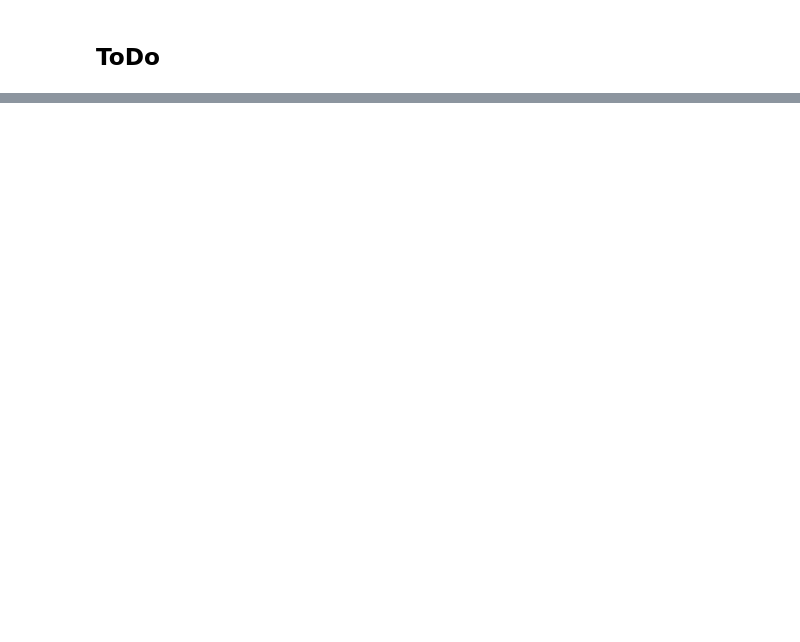
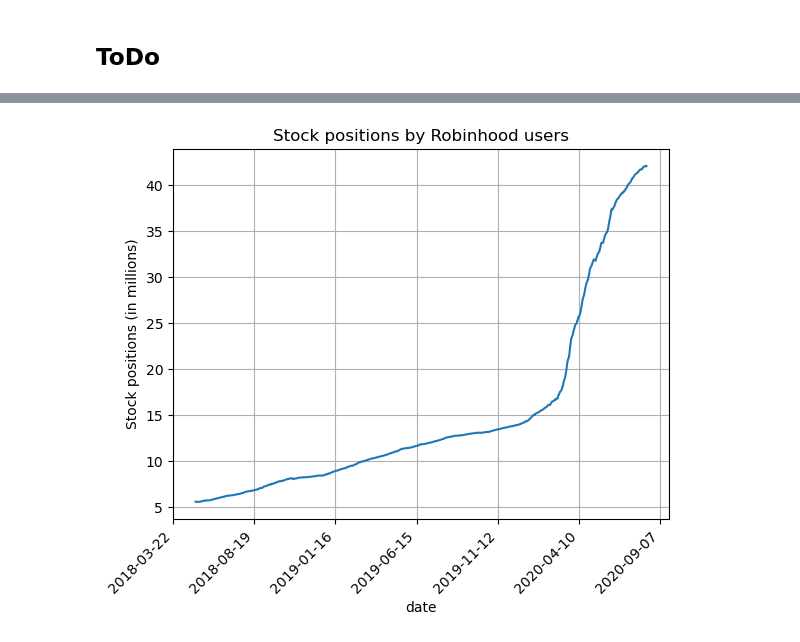
Before and after one commit to ceekoret/BMMTFI, a Jupyter notebook: thesis/data_source/robintrack/Robintrack.ipynb, the cells around one changed output, grey strips where cells are left out. Drawn from its saved outputs; the diff is of its cells as text; code cells hidden in the pictures; blank space fills up the shorter version.

```diff
--- a/thesis/data_source/robintrack/Robintrack.ipynb
+++ b/thesis/data_source/robintrack/Robintrack.ipynb
@@ -122,0 +173,22 @@ df
+# %%
+path = r'E:\Users\Christiaan\Large_Files\Thesis\robintrack\daily_data' # use your path
+
+# Create a list in which all file paths are collected
+all_files = glob.glob(os.path.join(path, "*.csv"))
+all_files = [item.replace('\\', '/') for item in all_files]
+
+# Create the dataframe in which all of these different files are added into one dataframe.
+df = pd.concat((pd.read_csv(f) for f in all_files), ignore_index=True)
+
+# Change the 'date' column into a datetime object
+df['date'] = pd.to_datetime(df['date'].astype(str), format='%Y-%m-%d')
+
+# Remove any potential unnamed collumns
+df = df.loc[:, ~df.columns.str.contains('^Unnamed')]
+
+# Saving the df
+save = False
+if save:
+    df.to_csv(r'E:\Users\Christiaan\Large_Files\Thesis\robintrack\all_stocks_daily.csv', encoding='utf-8')
+
+df
@@ -122,0 +211,3 @@ df
+# %%
+# Create the data in which the total amount of user holdings are calculated.
+total_users = df[['date', 'users_holding']].groupby('date', as_index=False).sum()
@@ -122,0 +246,17 @@ df
+# %%
+# Plot the graph
+fig, ax = plt.subplots()
+ax.plot(total_users['date'], total_users['users_holding']/1000000)
+
+ax.set(xlabel='date', ylabel='Stock positions (in millions)',
+       title='Stock positions by Robinhood users')
+ax.grid()
+
+stepsize = 150
+start, end = ax.get_xlim()
+ax.xaxis.set_ticks(np.arange(start, end, stepsize))
+
+plt.xticks(rotation=45, ha='right')
+plt.show()
+# %% [output]
+[figure, added]
```
Also changed, not shown: parts of 31 cells of this notebook.
